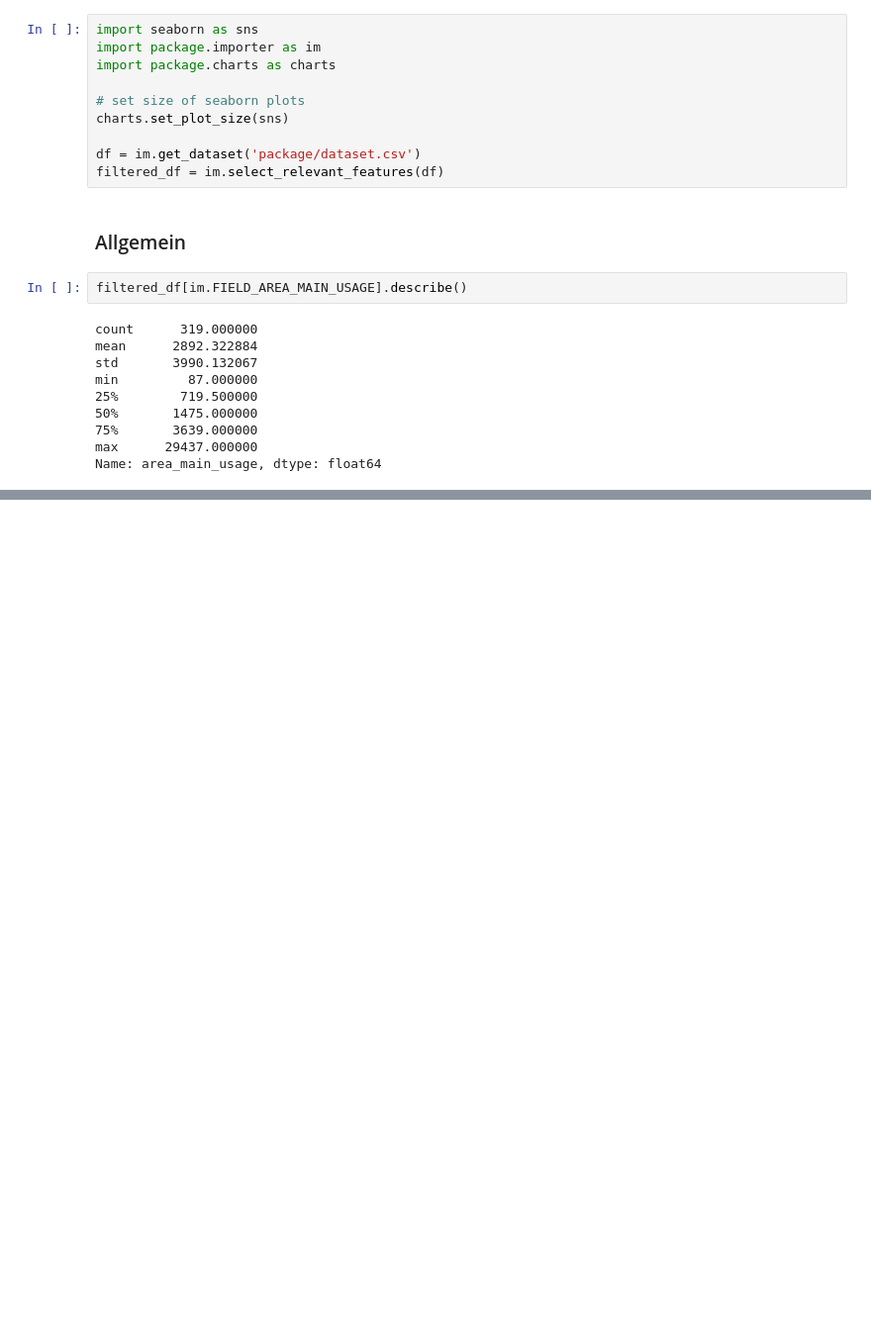
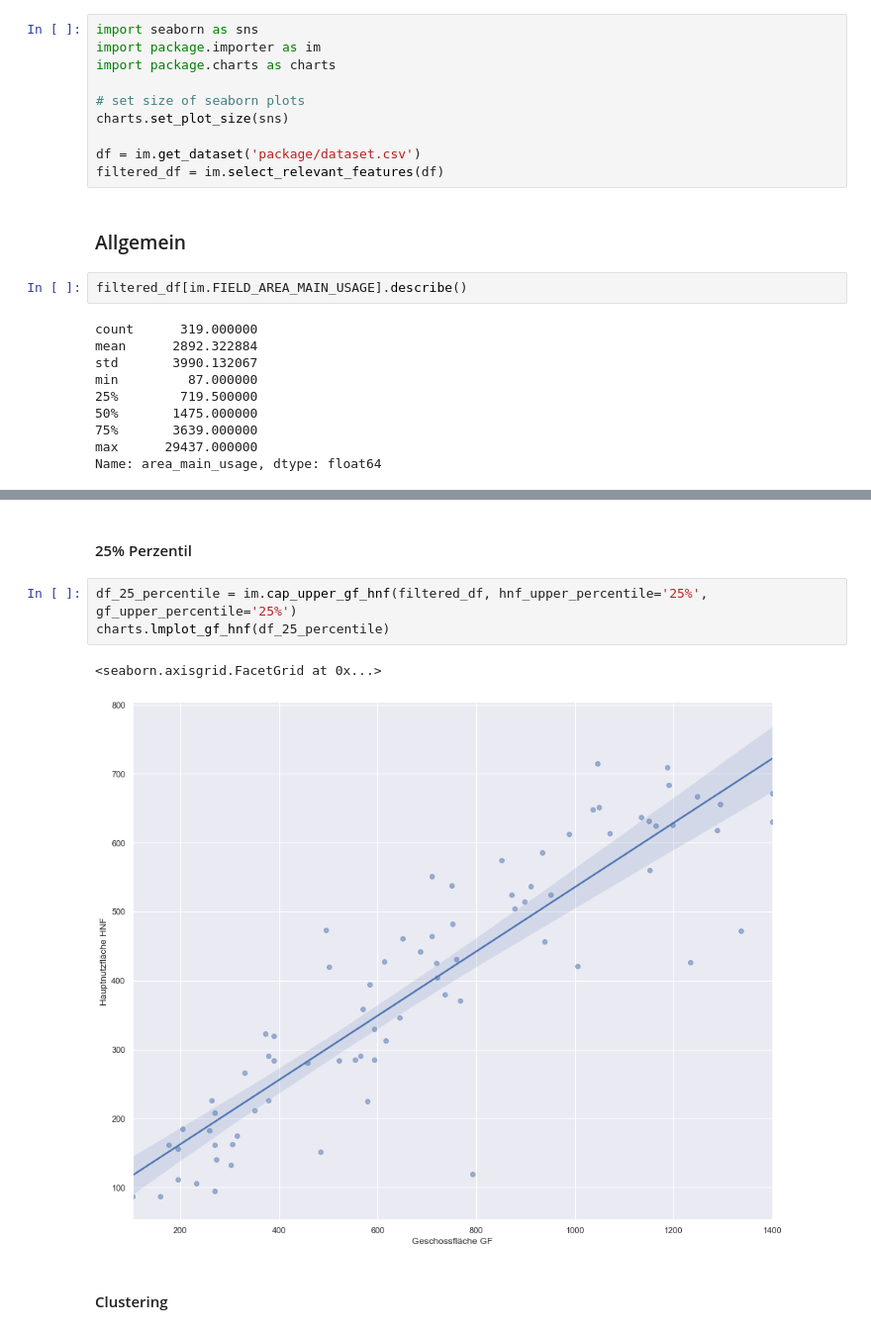
Before and after one commit to FHNW-RW/ip5-metriken-bauwesen, a Jupyter notebook: src/area_main_usage.ipynb, the cells around one changed output, grey strips where cells are left out. Shown at 99% size. Cells and saved outputs as stored; diff of their text form; blank space fills up the shorter version.

```diff
--- a/src/area_main_usage.ipynb
+++ b/src/area_main_usage.ipynb
@@ -45,3 +60,13 @@ charts.regplot_gf_hnf(filtered_df, logscale=True)
+# %% [markdown]
+#### 25% Perzentil
+# %%
+df_25_percentile = im.cap_upper_gf_hnf(filtered_df, hnf_upper_percentile='25%', gf_upper_percentile='25%')
+charts.lmplot_gf_hnf(df_25_percentile)
+# %% [output]
+<seaborn.axisgrid.FacetGrid at 0x...>
+[figure, added]
+# %% [markdown]
+#### Clustering
 # %%
 gf = sns.lmplot(
     data=filtered_df,
```
Also changed, not shown: parts of 11 cells of this notebook, 10 other files.
